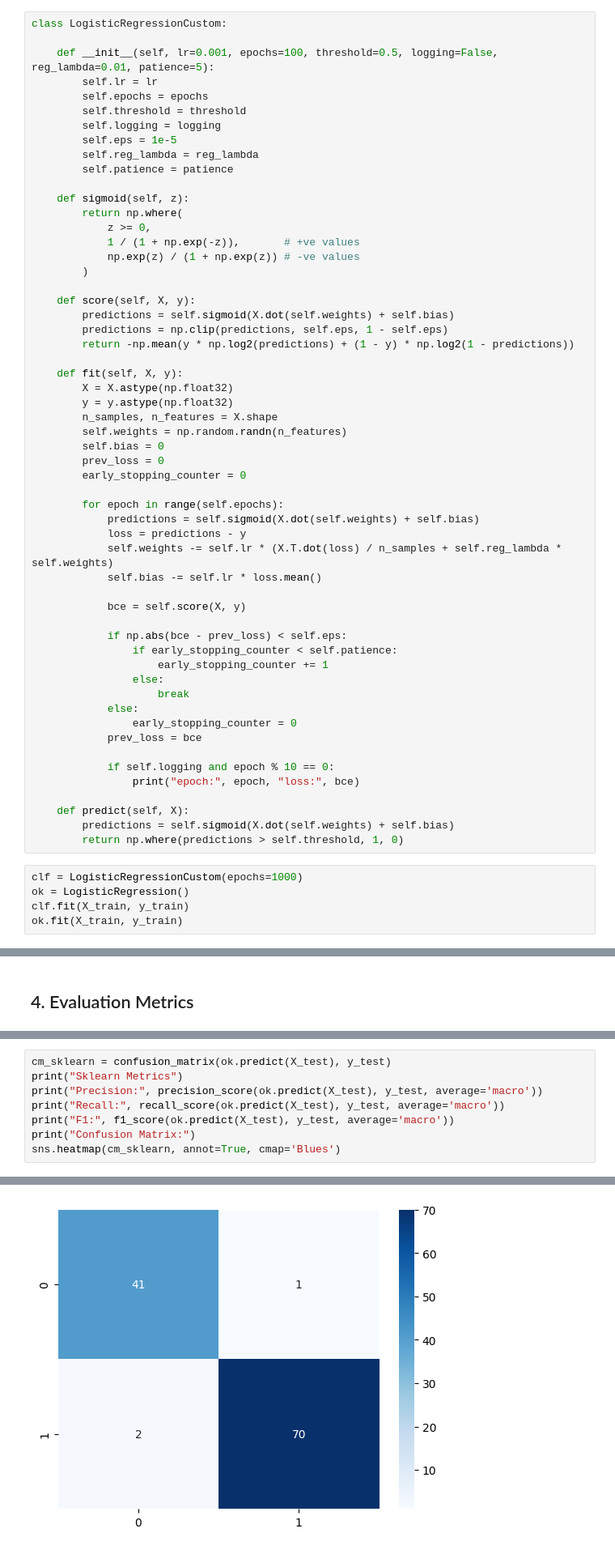
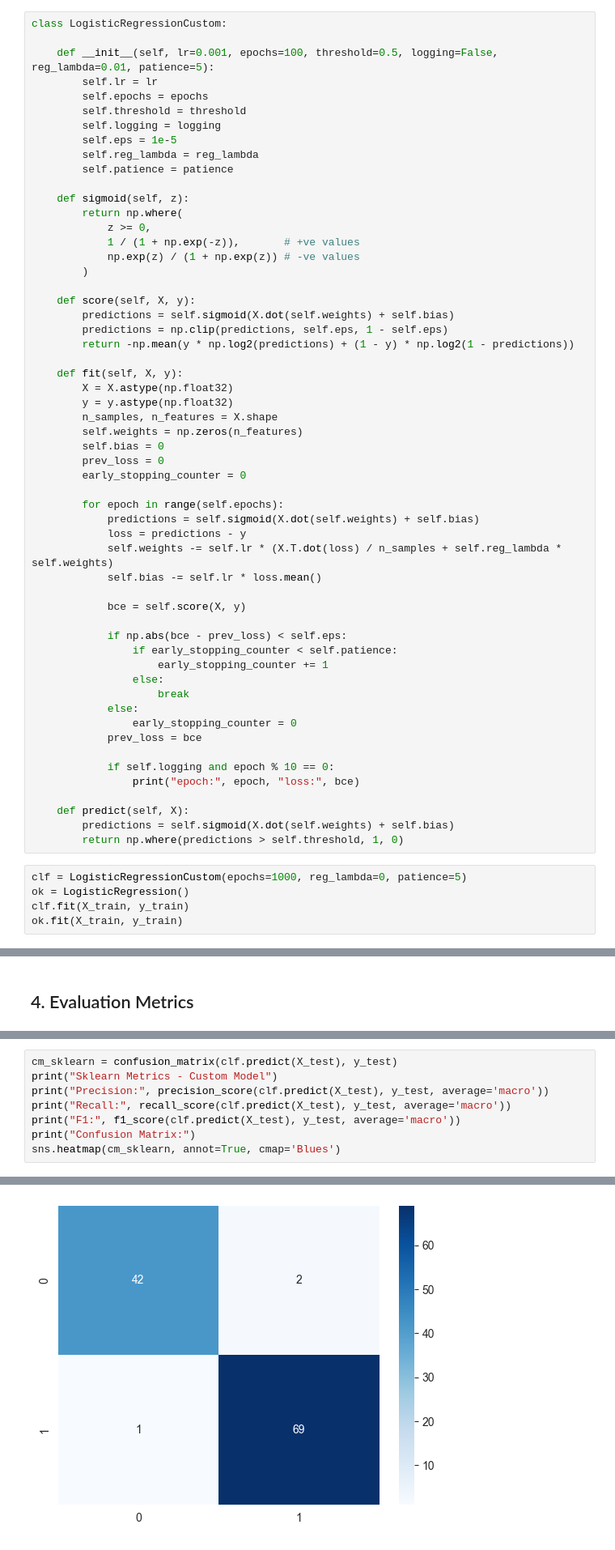
Before and after one commit to Mohamed-Mohamed-Ibrahim/NLP-lab-1, a Jupyter notebook: Logestic_Regression.ipynb, the cells around one changed output, grey strips where cells are left out. Shown: that part at 81% size. Drawn from its saved outputs; the diff is of its cells as text.

```diff
--- a/Logestic_Regression.ipynb
+++ b/Logestic_Regression.ipynb
@@ -54,7 +54,7 @@ class LogisticRegressionCustom:
         X = X.astype(np.float32)
         y = y.astype(np.float32)
         n_samples, n_features = X.shape
-        self.weights = np.random.randn(n_features)
+        self.weights = np.zeros(n_features)
         self.bias = 0
         prev_loss = 0
         early_stopping_counter = 0
@@ -83,7 +83,7 @@ class LogisticRegressionCustom:
         predictions = self.sigmoid(X.dot(self.weights) + self.bias)
         return np.where(predictions > self.threshold, 1, 0)
 # %%
-clf = LogisticRegressionCustom(epochs=1000)
+clf = LogisticRegressionCustom(epochs=1000, reg_lambda=0, patience=5)
 ok = LogisticRegression()
 clf.fit(X_train, y_train)
 ok.fit(X_train, y_train)
@@ -130,9 +145,9 @@ Confusion Matrix:
 # %%
-cm_sklearn = confusion_matrix(ok.predict(X_test), y_test)
-print("Sklearn Metrics")
-print("Precision:", precision_score(ok.predict(X_test), y_test, average='macro'))
-print("Recall:", recall_score(ok.predict(X_test), y_test, average='macro'))
-print("F1:", f1_score(ok.predict(X_test), y_test, average='macro'))
+cm_sklearn = confusion_matrix(clf.predict(X_test), y_test)
+print("Sklearn Metrics - Custom Model")
+print("Precision:", precision_score(clf.predict(X_test), y_test, average='macro'))
+print("Recall:", recall_score(clf.predict(X_test), y_test, average='macro'))
+print("F1:", f1_score(clf.predict(X_test), y_test, average='macro'))
 print("Confusion Matrix:")
 sns.heatmap(cm_sklearn, annot=True, cmap='Blues')
 # %% [output]
@@ -143,3 +158,3 @@ F1: 0.9718634306869601
 Confusion Matrix:
 <Axes: >
-[figure, old version]
+[figure, new version]
```
Also changed, not shown: parts of 4 cells of this notebook.
